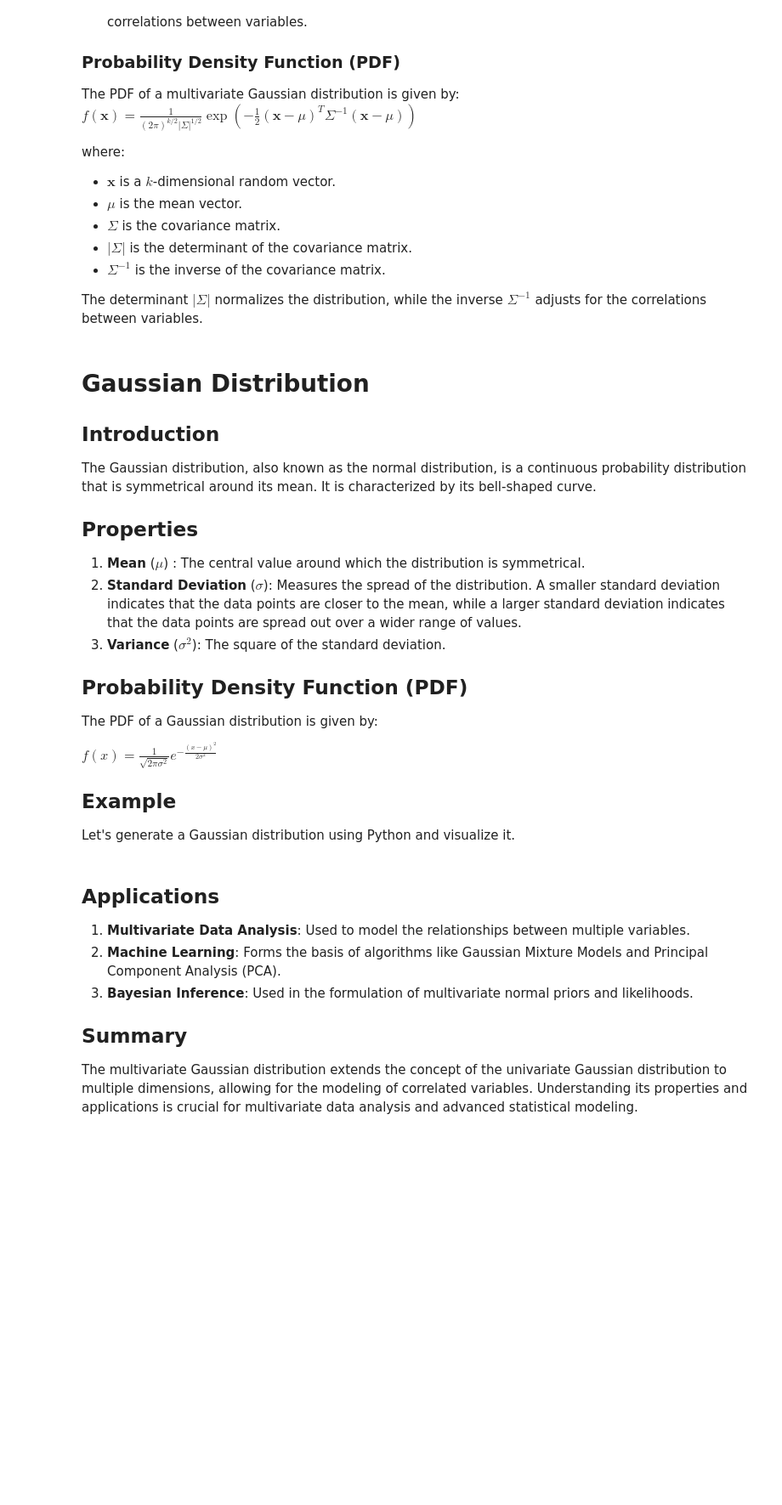
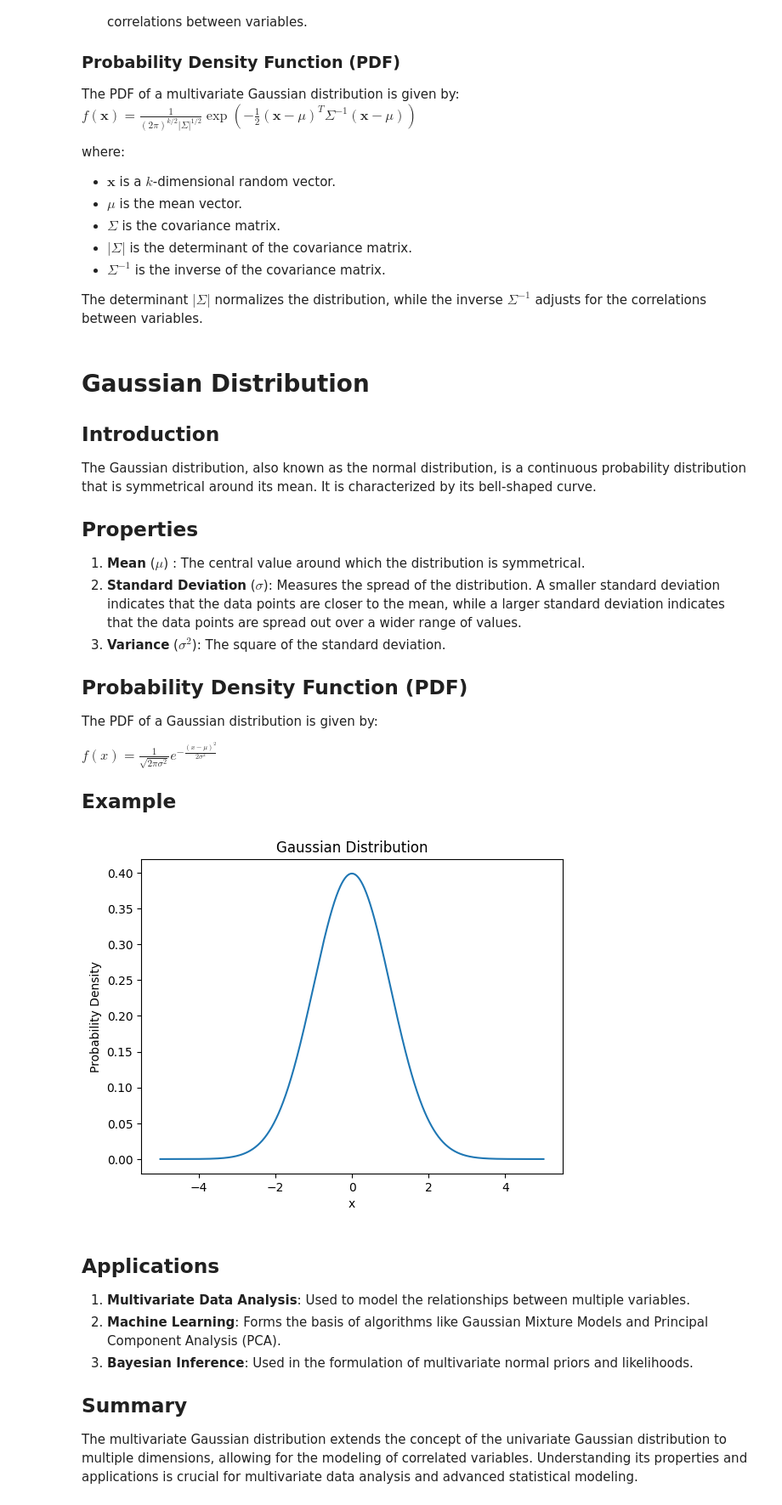
Before and after one commit to OmarTheMostWanted/CSE-DSAIT4005-Machine-and-Deep-Learning, a Jupyter notebook: Notes.ipynb, the cells around one changed output. Shown: that part at 85% size. Drawn from its saved outputs; the diff is of its cells as text; code cells hidden in the pictures; blank space fills up the shorter version.

```diff
--- a/Notes.ipynb
+++ b/Notes.ipynb
@@ -100,7 +100,28 @@ The PDF of a Gaussian distribution is given by:
 $ f(x) = \frac{1}{\sqrt{2\pi\sigma^2}} e^{-\frac{(x-\mu)^2}{2\sigma^2}} $
 
 ## Example
-Let's generate a Gaussian distribution using Python and visualize it.
+# %%
+#Let's generate a Gaussian distribution using Python and visualize it.
+import numpy as np
+import matplotlib.pyplot as plt
+from scipy.stats import norm
+
+# Parameters
+mu = 0  # Mean
+sigma = 1  # Standard deviation
+
+# Generate data
+x = np.linspace(-5, 5, 1000)
+y = norm.pdf(x, mu, sigma)
+
+# Plot
+plt.plot(x, y)
+plt.title('Gaussian Distribution')
+plt.xlabel('x')
+plt.ylabel('Probability Density')
+plt.show()
+# %% [output]
+[figure, added]
 # %% [markdown]
 ## Applications
 1. **Multivariate Data Analysis**: Used to model the relationships between multiple variables.
```
Also changed, not shown: parts of 4 cells of this notebook.
